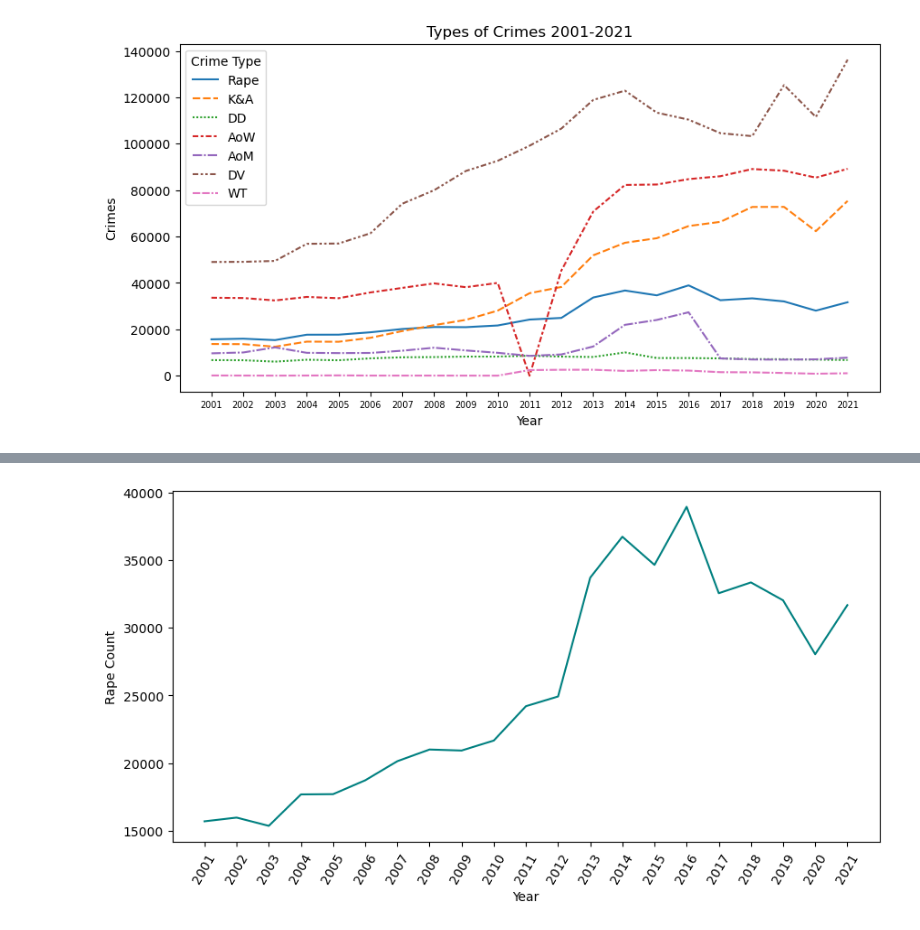
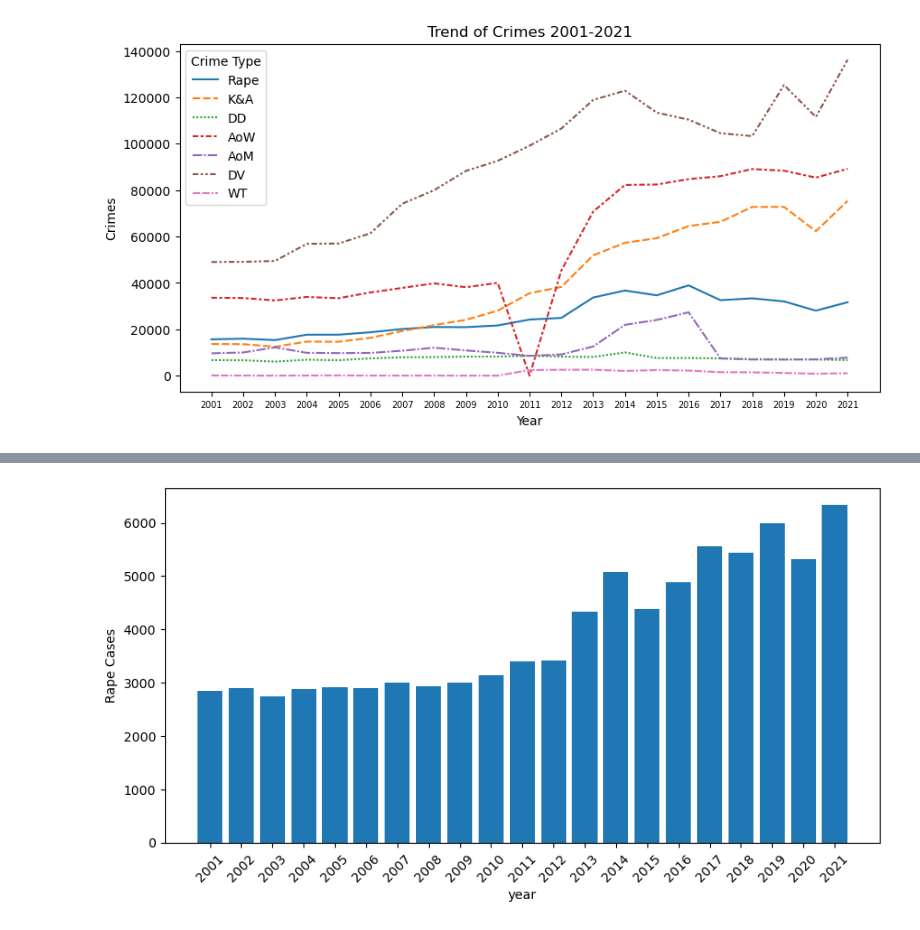
Before and after one commit to sandeepgalipelli/CrimeAgainstWomen, a Jupyter notebook: CrimeAgainstWoman.ipynb, the cells around one changed output, grey strips where cells are left out. Cells and saved outputs as stored; diff of their text form; code cells hidden in the pictures.

```diff
--- a/CrimeAgainstWoman.ipynb
+++ b/CrimeAgainstWoman.ipynb
@@ -153,19 +147,3 @@ plt.legend(title='Crime Type', loc='upper left')
 plt.show()
 # %% [output]
 [figure]
-# %%
-#sum of all crimes
-crimeAw['totalCrimes'] = crimeAw[['Rape','K&A','DD','AoW','AoM','DV','WT']].sum(axis=1)
-plt.figure(figsize=(10, 6))
-plt.scatter(crimeAw['Year'], crimeAw['totalCrimes'], color='purple', label='Total Crimes')
-
-# Adding labels and title
-plt.xlabel('Year')
-plt.ylabel('Total Crimes')
-plt.xticks(year,rotation=45)
-plt.title('Total Crimes Over Years')
-plt.grid(True)
-plt.legend()
-
-# Show the plot
-plt.show()
@@ -174,10 +150,10 @@ plt.show()
 # %%
 rape = crimeAw.groupby('Year')['Rape'].agg('sum')
 plt.figure(figsize=(10,5))
-plt.xlabel('Year')
-plt.ylabel('Rape Count')
-plt.xticks(year, rotation=60)
-sns.lineplot(rape,color='Teal')
+plt.xlabel('year')
+plt.ylabel('Rape Cases')
+plt.xticks(year,rotation=45)
+plt.bar(x='Year',data=crimeAw,height='Rape')
 plt.show()
 # %% [output]
-[figure, old version]
+[figure, new version]
```
Also changed, not shown: parts of 4 cells of this notebook.
